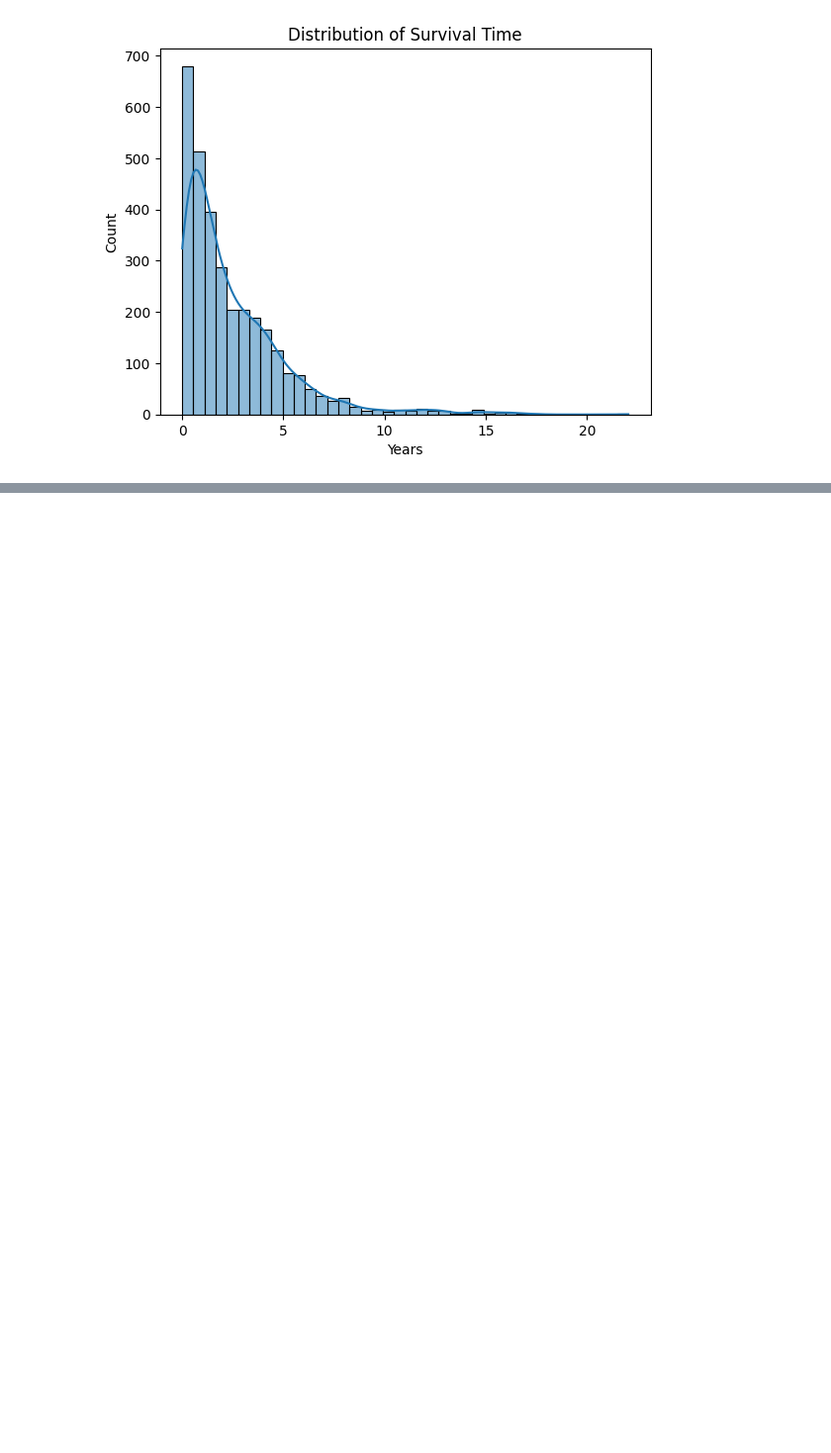
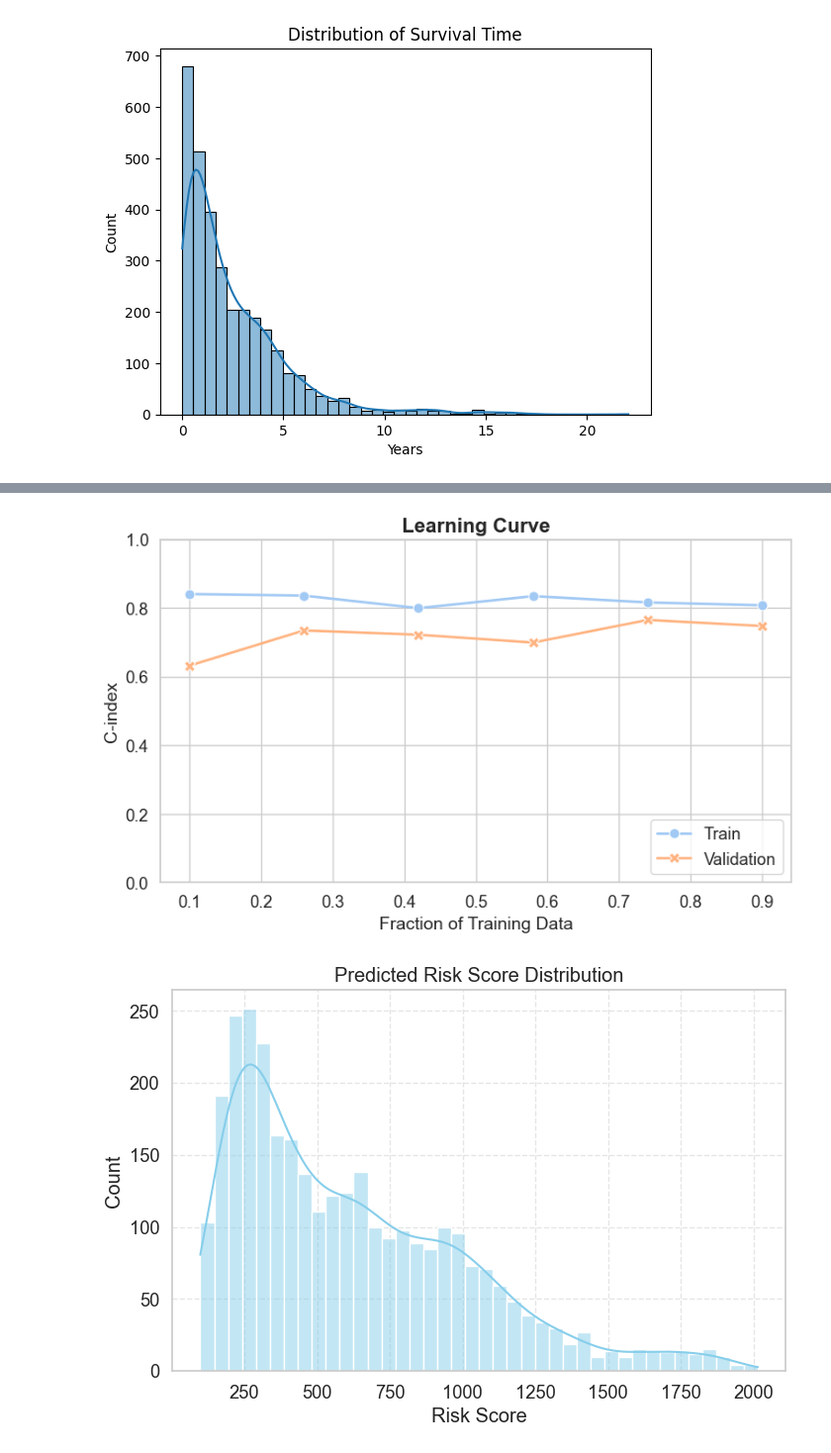
Before and after one commit to od121212/Leukemia-Survival-Rate, a Jupyter notebook: Sandbox.ipynb, the cells around one changed output, grey strips where cells are left out. Shown at 99% size. Saved outputs shown, nothing was run; the diff lists cells and outputs as text; code cells hidden in the pictures; blank space fills up the shorter version.

Commit message:
Update GridSearch, LearningCurve, and Sandbox with new plotting functionality

```diff
--- a/Sandbox.ipynb
+++ b/Sandbox.ipynb
@@ -380,0 +383,15 @@ ax.grid(True)
+# %%
+# --- Learning curve analysis ---
+learning_curve_analysis(pipeline, prepared_data[0], y_surv)
+
+# Use best model from grid search
+best_model = grid_search.best_model
+
+# Plot risk analysis
+plotter = RiskScorePlotter(model=best_model, X=prepared_data[0], y=y_surv)
+plotter.plot_overall_distribution()
+plotter.plot_by_event_status()
+plotter.plot_kaplan_meier()
+# %% [output]
+[figure, added]
+[figure, added]
```
Also changed, not shown: parts of 9 cells of this notebook, 5 other files.
